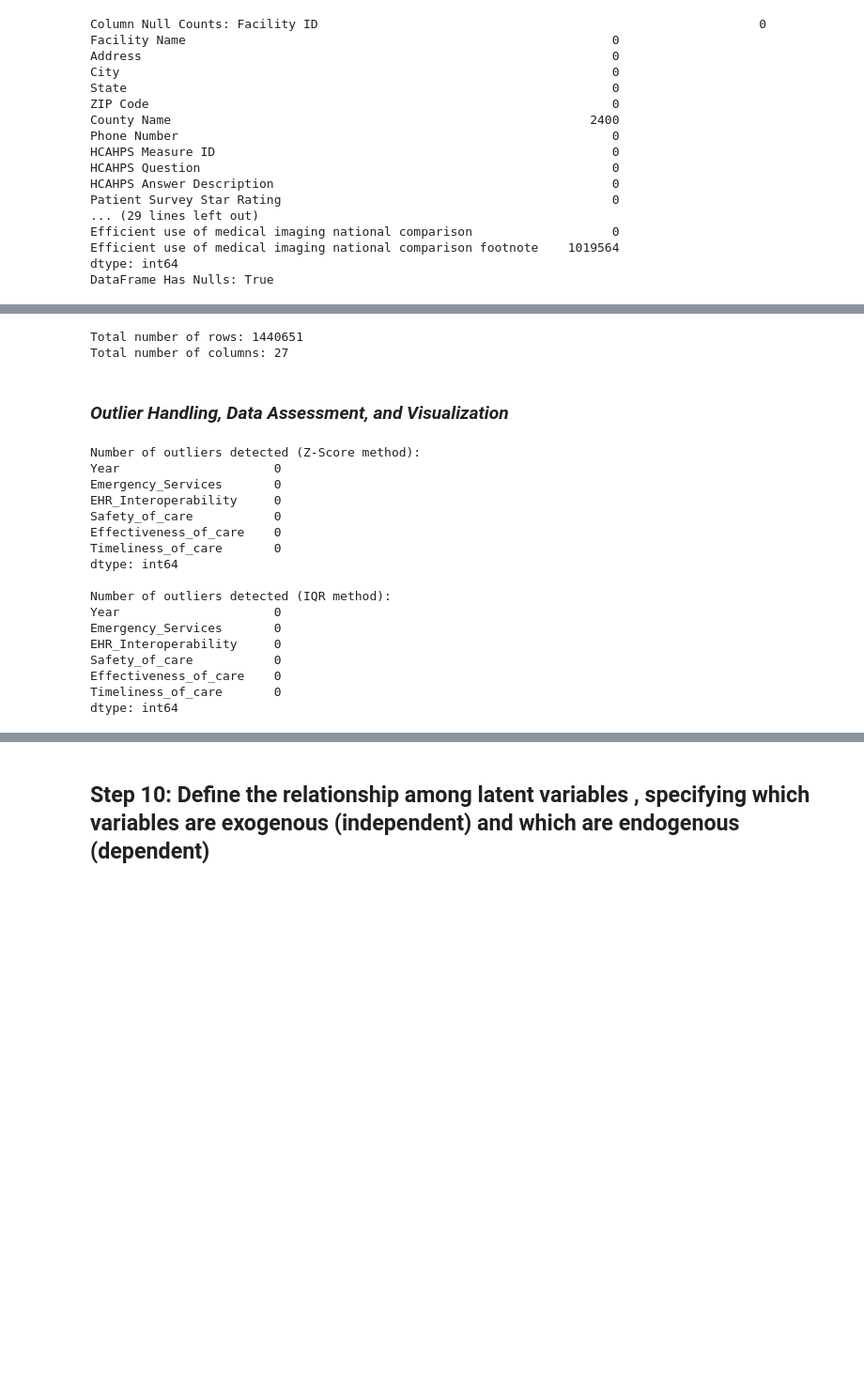
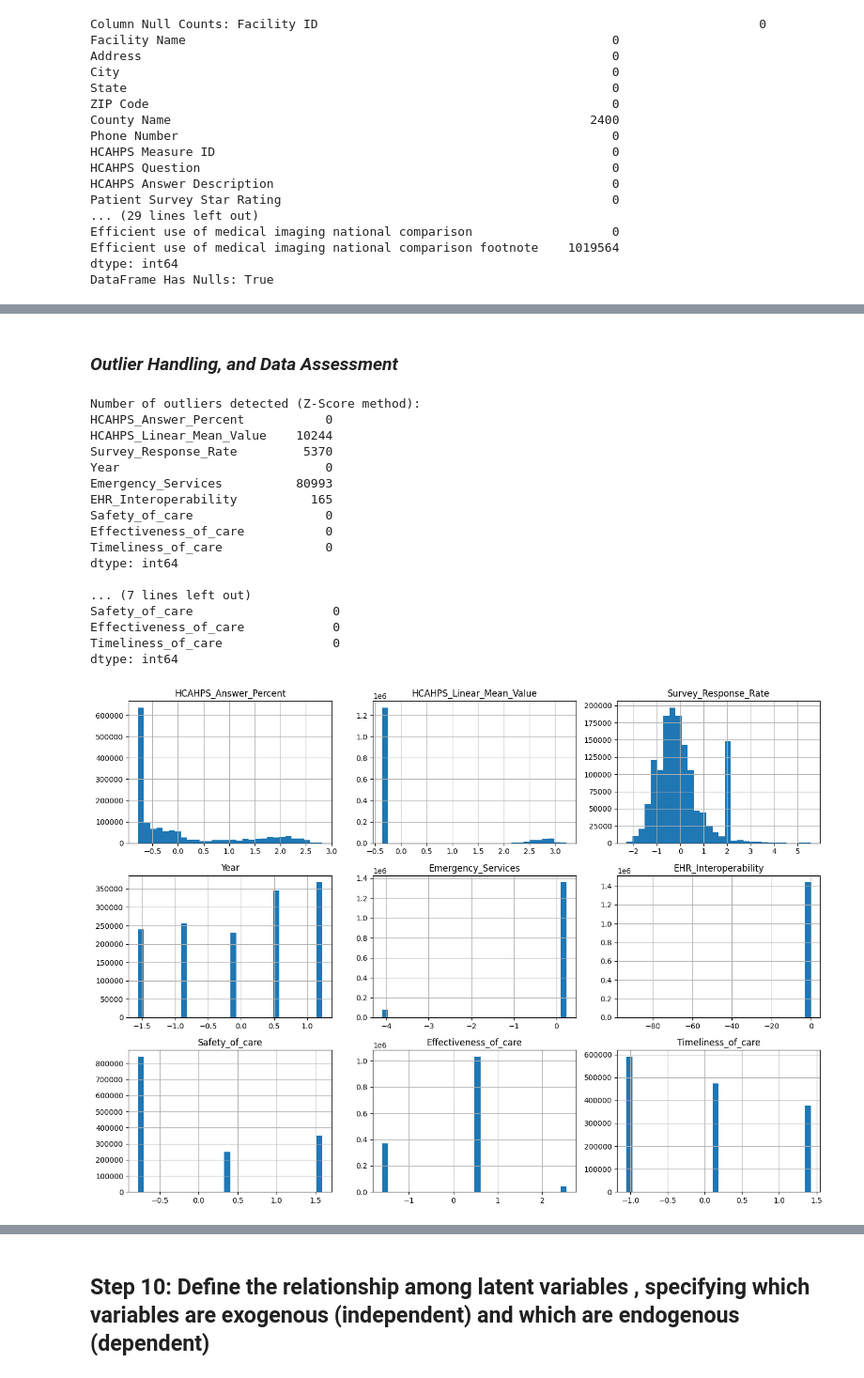
Before and after one commit to Valiyantt/CS3F-Elec, a Jupyter notebook: Group_1_Structured_Equation_Modeling.ipynb, the cells around one changed output, grey strips where cells are left out. Shown at 94% size. Drawn from its saved outputs; the diff is of its cells as text; code cells hidden in the pictures; blank space fills up the shorter version.

```diff
--- a/Group_1_Structured_Equation_Modeling.ipynb
+++ b/Group_1_Structured_Equation_Modeling.ipynb
@@ -319,10 +289,6 @@ print(unique_responses)
 # Apply mapping for the data that has rankings.
 # Impute specific categorical values of Not Applicable to 3 as a fair score and Not Available as 0
 mapping = {
-    'Patient_Survey_Star_Rating': {
-        'Not Available': 0,
-        'Not Applicable': 3
-    },
     'HCAHPS_Answer_Percent': {
         'Not Available': 0,
         'Not Applicable': 3
@@ -371,10 +337,21 @@ mapping = {
         'N': 0,
         'Not Available': 0,
         'Not Applicable': 1
+    },
+    'Survey_Response_Rate': {
+        'Not Available': 50
     }
 }
 
-# Apply mapping to each relevant column
+# Apply the mappings to the DataFrame
 for column, mappings in mapping.items():
-    if column in cleaned_df.columns:  # Ensure the column exists before mapping
+    if column in cleaned_df.columns:  # Check if the column exists
         cleaned_df[column] = cleaned_df[column].replace(mappings)
+
+# Convert relevant columns to numeric where applicable
+for column in mapping.keys():
+    if column in cleaned_df.columns:
+        cleaned_df[column] = pd.to_numeric(cleaned_df[column], errors='coerce')
+
+# Verify updated DataFrame
+print(cleaned_df.dtypes)
@@ -427,11 +412,3 @@ Cleaned DataFrame shape: (1440651, 27)
-# %%
-# Show total number of rows and columns
-total_rows, total_columns = cleaned_df.shape
-print(f'Total number of rows: {total_rows}')
-print(f'Total number of columns: {total_columns}')
-# %% [output]
-Total number of rows: 1440651
-Total number of columns: 27
 # %% [markdown]
-### ***Outlier Handling, Data Assessment, and Visualization***
+### ***Outlier Handling, and Data Assessment***
 # %%
@@ -441,42 +419,52 @@ from sklearn.preprocessing import RobustScaler
 # %%
 # Calculate Z-scores for numeric columns
 z_scores = cleaned_df[numeric_cols].apply(zscore)
 
 # Mark rows with Z-score > 3 or < -3 as potential outliers
 outliers_z = (z_scores.abs() > 3)
 
 # Count of outliers in each column
 outliers_count_z = outliers_z.sum()
 print("Number of outliers detected (Z-Score method):")
 print(outliers_count_z)
 
 # IQR Method for outlier detection
 Q1 = cleaned_df[numeric_cols].quantile(0.25)
 Q3 = cleaned_df[numeric_cols].quantile(0.75)
 IQR = Q3 - Q1
 
 # Identify outliers as values beyond 1.5*IQR
-outliers_iqr = ((cleaned_df[numeric_cols] < (Q1 - 1.5 * IQR)) |
-                (cleaned_df[numeric_cols] > (Q3 + 1.5 * IQR)))
+outliers_iqr = ((cleaned_df[numeric_cols] < (Q1 - 2.5 * IQR)) |
+                (cleaned_df[numeric_cols] > (Q3 + 2.5 * IQR)))
 
 outliers_count_iqr = outliers_iqr.sum()
 print("\nNumber of outliers detected (IQR method):")
 print(outliers_count_iqr)
+
+cleaned_df[numeric_cols].hist(figsize=(14, 10), bins=30)
+plt.tight_layout()
+plt.show()
+
+for col in numeric_cols:
+    stats.probplot(cleaned_df[col], dist="norm", plot=plt)
+    plt.title(f"Q-Q Plot for {col}")
+    plt.show()
 # %% [output]
 Number of outliers detected (Z-Score method):
-Year                     0
-Emergency_Services       0
-EHR_Interoperability     0
-Safety_of_care           0
-Effectiveness_of_care    0
-Timeliness_of_care       0
+HCAHPS_Answer_Percent           0
+HCAHPS_Linear_Mean_Value    10244
+Survey_Response_Rate         5370
+Year                            0
+Emergency_Services          80993
+EHR_Interoperability          165
+Safety_of_care                  0
+Effectiveness_of_care           0
+Timeliness_of_care              0
 dtype: int64
 
-Number of outliers detected (IQR method):
-Year                     0
-Emergency_Services       0
-EHR_Interoperability     0
-Safety_of_care           0
-Effectiveness_of_care    0
-Timeliness_of_care       0
+... (7 lines left out)
+Safety_of_care                   0
+Effectiveness_of_care            0
+Timeliness_of_care               0
 dtype: int64
+[figure, added]
```
Also changed, not shown: parts of 50 cells of this notebook.
